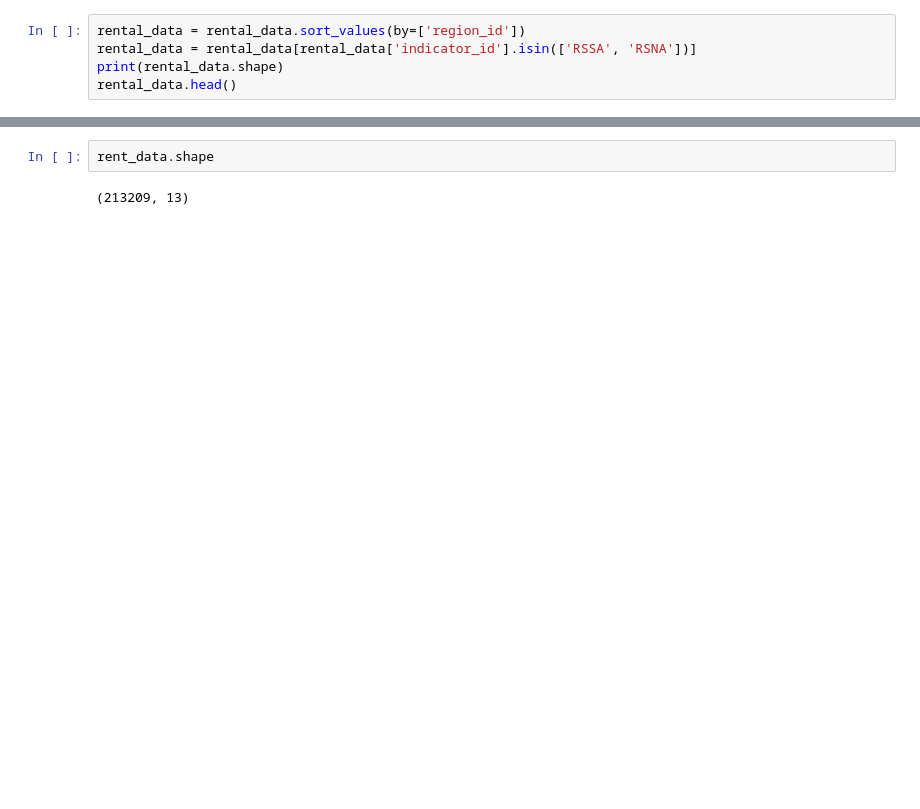
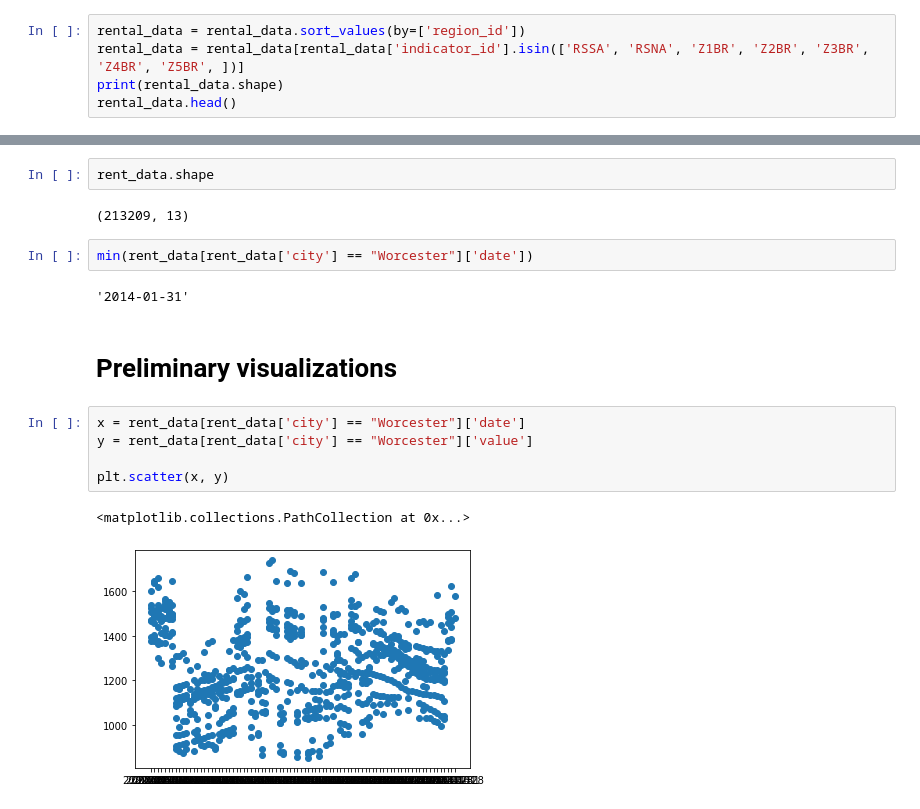
Before and after one commit to BloomTech-Labs/PT17_cityspire-f-ds, a Jupyter notebook: notebooks/exploratory/real_estate.ipynb, the cells around one changed output, grey strips where cells are left out. Drawn from its saved outputs; the diff is of its cells as text; blank space fills up the shorter version.

```diff
--- a/notebooks/exploratory/real_estate.ipynb
+++ b/notebooks/exploratory/real_estate.ipynb
@@ -266,7 +203,7 @@ sorted(data['indicator_id'].unique()) == sorted(indicators['indicator_id'].uniqu
 True
 # %%
 rental_data = rental_data.sort_values(by=['region_id'])
-rental_data = rental_data[rental_data['indicator_id'].isin(['RSSA', 'RSNA'])]
+rental_data = rental_data[rental_data['indicator_id'].isin(['RSSA', 'RSNA', 'Z1BR', 'Z2BR', 'Z3BR', 'Z4BR', 'Z5BR', ])]
 print(rental_data.shape)
 rental_data.head()
 # %% [output]
@@ -560,3 +457,17 @@ rent_data.head()
 rent_data.shape
 # %% [output]
 (213209, 13)
+# %%
+min(rent_data[rent_data['city'] == "Worcester"]['date'])
+# %% [output]
+'2014-01-31'
+# %% [markdown]
+# Preliminary visualizations
+# %%
+x = rent_data[rent_data['city'] == "Worcester"]['date']
+y = rent_data[rent_data['city'] == "Worcester"]['value']
+
+plt.scatter(x, y)
+# %% [output]
+<matplotlib.collections.PathCollection at 0x...>
+[figure, added]
```
Also changed, not shown: parts of 23 cells of this notebook.
